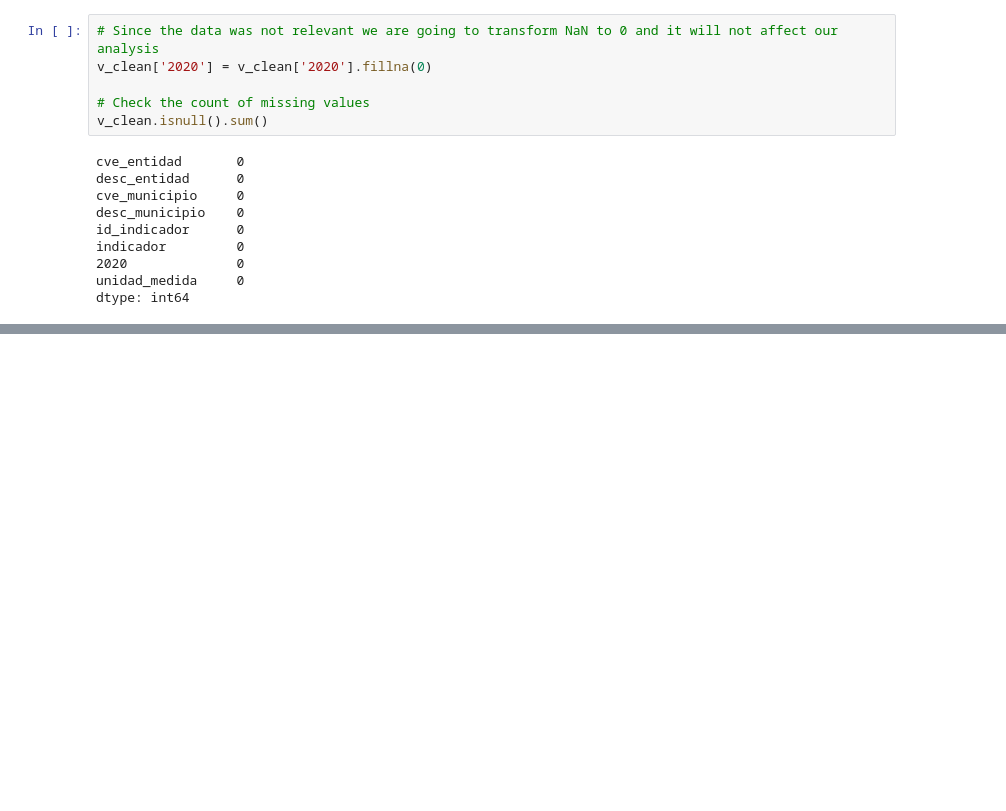
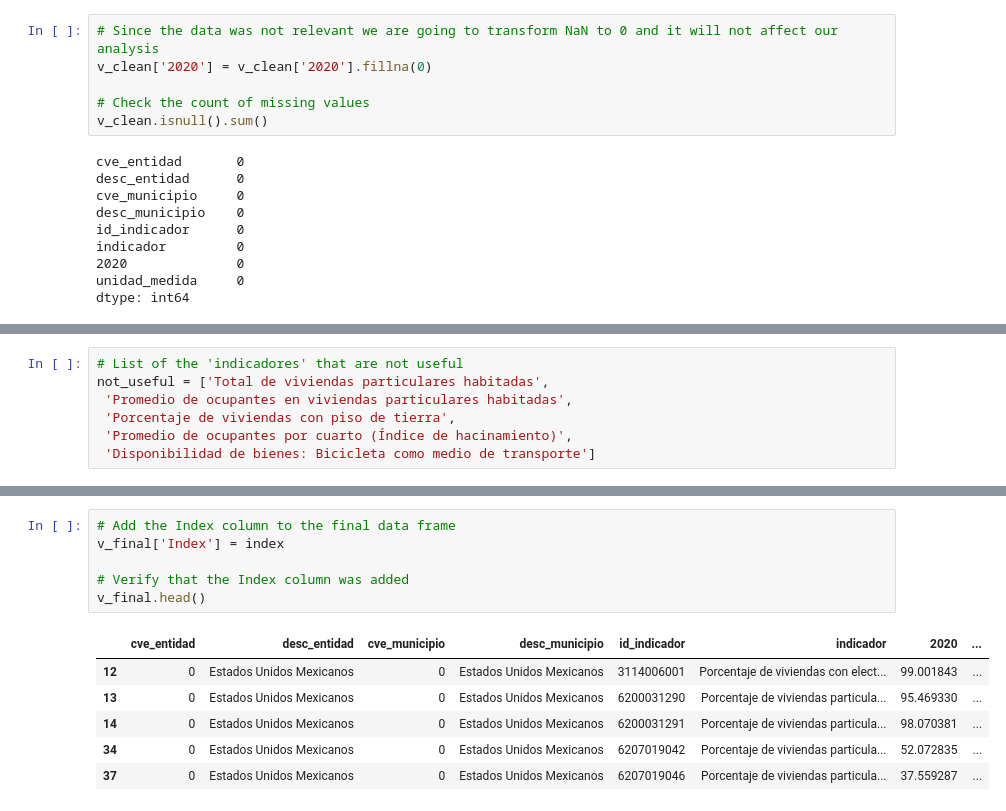
Before and after one commit to KACHIHUAHUA/Project1, a Jupyter notebook: data_cleaning.ipynb, the cells around one changed output, grey strips where cells are left out. Drawn from its saved outputs; the diff is of its cells as text; blank space fills up the shorter version.

```diff
--- a/data_cleaning.ipynb
+++ b/data_cleaning.ipynb
@@ -166,0 +191,7 @@ dtype: int64
+# %%
+# List of the 'indicadores' that are not useful
+not_useful = ['Total de viviendas particulares habitadas',
+ 'Promedio de ocupantes en viviendas particulares habitadas',
+ 'Porcentaje de viviendas con piso de tierra',
+ 'Promedio de ocupantes por cuarto (Índice de hacinamiento)',
+ 'Disponibilidad de bienes: Bicicleta como medio de transporte']
@@ -166,0 +261,13 @@ dtype: int64
+# %%
+# Add the Index column to the final data frame
+v_final['Index'] = index
+
+# Verify that the Index column was added
+v_final.head()
+# %% [output]
+|  | cve_entidad | desc_entidad | cve_municipio | desc_municipio | id_indicador | indicador | 2020 | ... |
+| 12 | 0 | Estados Unidos Mexicanos | 0 | Estados Unidos Mexicanos | 3114006001 | Porcentaje de viviendas con elect... | 99.001843 | ... |
+| 13 | 0 | Estados Unidos Mexicanos | 0 | Estados Unidos Mexicanos | 6200031290 | Porcentaje de viviendas particula... | 95.469330 | ... |
+| 14 | 0 | Estados Unidos Mexicanos | 0 | Estados Unidos Mexicanos | 6200031291 | Porcentaje de viviendas particula... | 98.070381 | ... |
+| 34 | 0 | Estados Unidos Mexicanos | 0 | Estados Unidos Mexicanos | 6207019042 | Porcentaje de viviendas particula... | 52.072835 | ... |
+| 37 | 0 | Estados Unidos Mexicanos | 0 | Estados Unidos Mexicanos | 6207019046 | Porcentaje de viviendas particula... | 37.559287 | ... |
```
Also changed, not shown: parts of 6 cells of this notebook.
